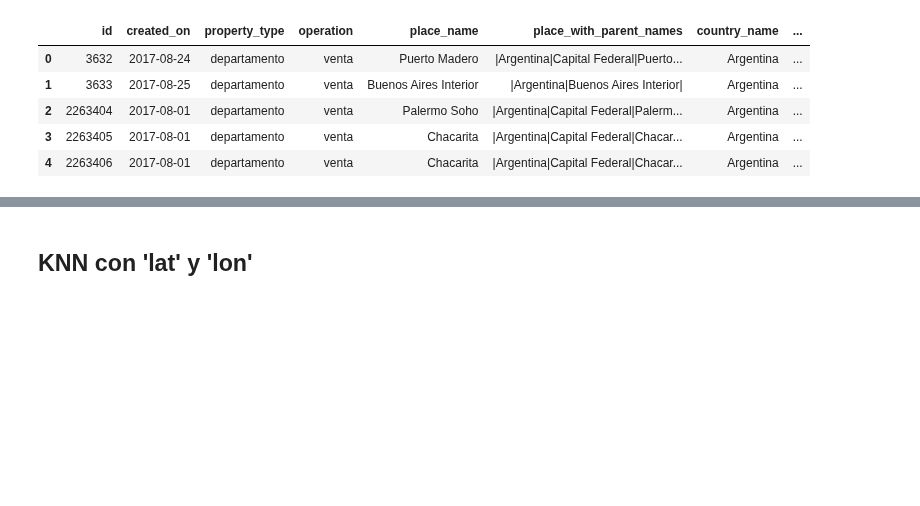
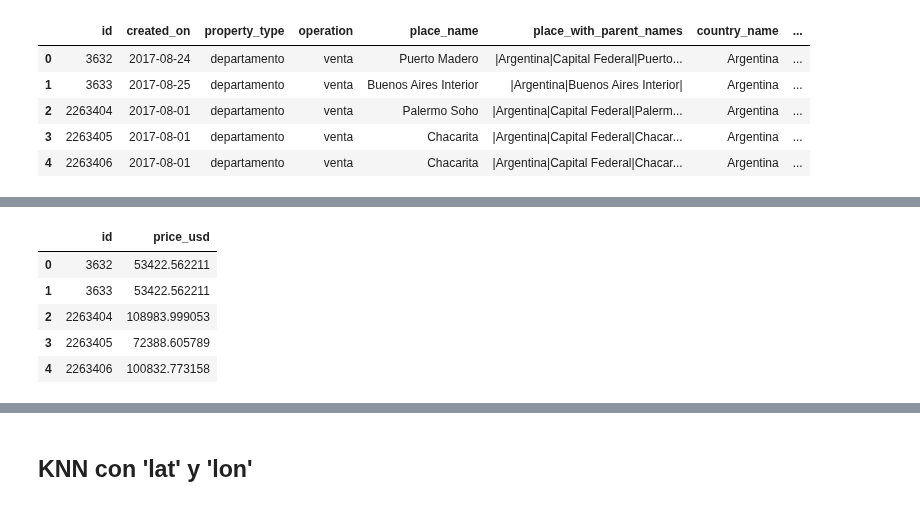
Before and after one commit to nicolaslongo/datos-TP1, a Jupyter notebook: RegresionLineal2016-17.ipynb, the cells around one changed output, grey strips where cells are left out. Drawn from its saved outputs; the diff is of its cells as text; code cells hidden in the pictures; blank space fills up the shorter version.

```diff
--- a/RegresionLineal2016-17.ipynb
+++ b/RegresionLineal2016-17.ipynb
@@ -280,0 +296,10 @@ test_float.head()
+# %%
+test_float_reduced.columns=['id', 'price_usd']
+test_float_reduced.head()
+# %% [output]
+|  | id | price_usd |
+| 0 | 3632 | 53422.562211 |
+| 1 | 3633 | 53422.562211 |
+| 2 | 2263404 | 108983.999053 |
+| 3 | 2263405 | 72388.605789 |
+| 4 | 2263406 | 100832.773158 |
```
Also changed, not shown: parts of 7 cells of this notebook.
